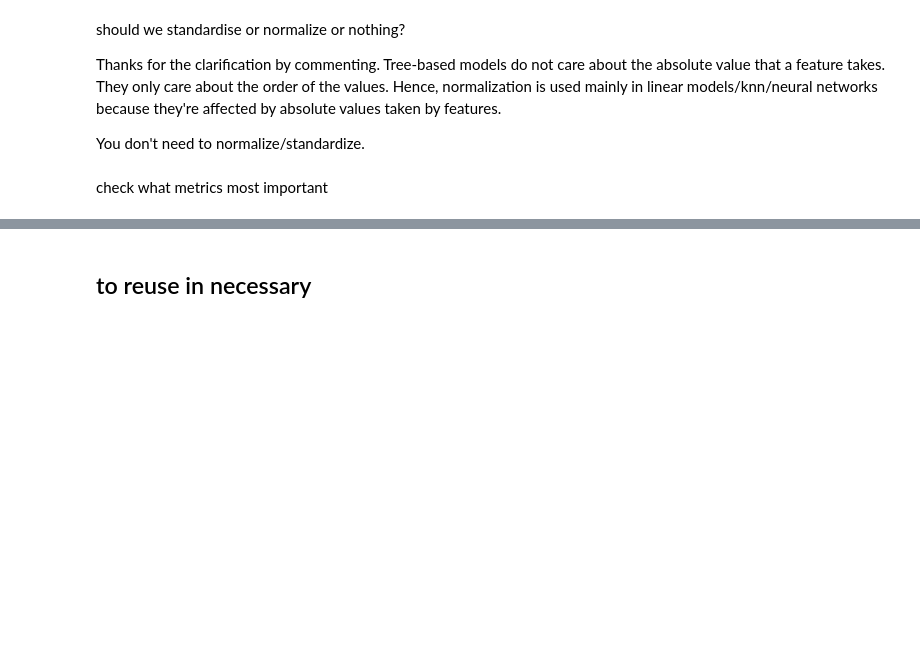
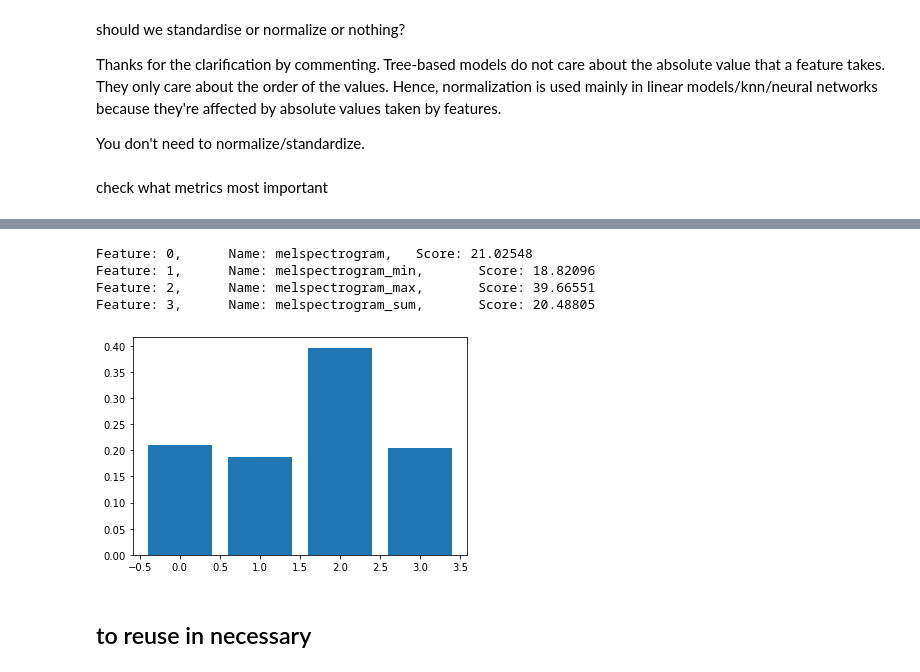
Before and after one commit to Joren-Vervoort/Codit-project, a Jupyter notebook: machine monitoring conditions.ipynb, the cells around one changed output, grey strips where cells are left out. Cells and saved outputs as stored; diff of their text form; code cells hidden in the pictures; blank space fills up the shorter version.

```diff
--- a/machine monitoring conditions.ipynb
+++ b/machine monitoring conditions.ipynb
@@ -289,0 +467,10 @@ print("--- %s seconds ---" % (time.time() - start_time))
+# %%
+x_reducedd=x.drop(columns=['melspectrogram_min','spectral_centroid','spectral_rolloff','mean harm','mean perc','zero_crossing_rate','melspectrogram','melspectrogram_sum','melspectrogram_std','mfcc','rms','spectral_bandwidth','spectral_contrast','spectral_flatness ','max harm','min harm'], axis=1)
+# %%
+#Choosing 80% as training data.
+xTrain, xTest, yTrain, yTest = train_test_split(x_reducedd, y, test_size = 0.2, random_state = 42)
+# %%
+from sklearn.ensemble import RandomForestClassifier
+classifier = RandomForestClassifier(n_estimators = 100, random_state = 0)
+classifier.fit(xTrain, yTrain)
+y_pred = classifier.predict(xTest)
@@ -290,3 +501,18 @@ print("--- %s seconds ---" % (time.time() - start_time))
+# %%
+# get importance
+importance = classifier.feature_importances_
+# summarize feature importance
+for i,v in enumerate(importance):
+    print(f'Feature: %0d,\t Name: {x_columns[i]}, \t Score: %.5f' % (i,v*100))
+# plot feature importance
+plt.bar([x for x in range(len(importance))], importance)
+plt.show()
+# %% [output]
+Feature: 0,      Name: melspectrogram,   Score: 21.02548
+Feature: 1,      Name: melspectrogram_min,       Score: 18.82096
+Feature: 2,      Name: melspectrogram_max,       Score: 39.66551
+Feature: 3,      Name: melspectrogram_sum,       Score: 20.48805
+[figure, added]
 # %% [markdown]
 ## to reuse in necessary
 # %%
```
Also changed, not shown: parts of 23 cells of this notebook, 1 other file.
